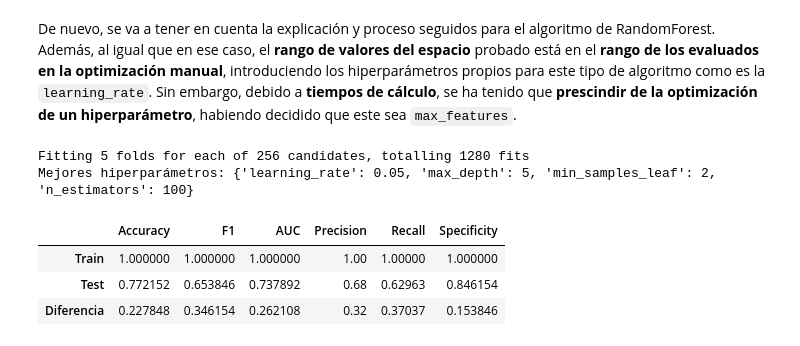
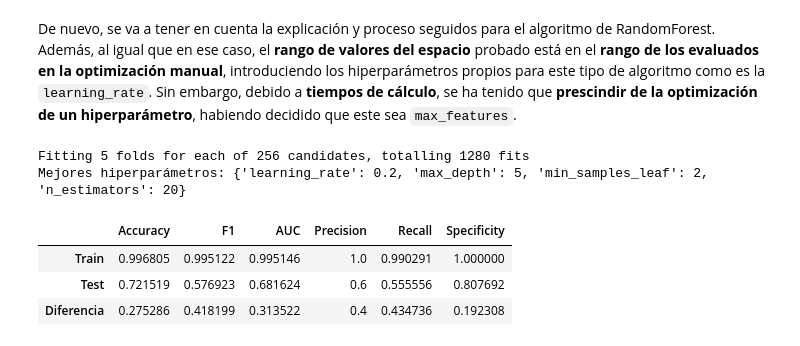
Before and after one commit to 4GeeksAcademy/4GeeksAcademy-boosting-clara-ab, a Jupyter notebook: src/explore.ipynb, the cells around one changed output. Cells and saved outputs as stored; diff of their text form; code cells hidden in the pictures.

```diff
--- a/src/explore.ipynb
+++ b/src/explore.ipynb
@@ -1089,36 +1089,36 @@ boosting_model = GradientBoostingClassifier(random_state = 42);
 
 # Se define el espacio de búsqueda de hiperparámetros:
 grid_parameters = {
-    'n_estimators': [15, 20, 100, 200],
+    'n_estimators': [15, 20, 30, 35],
     'max_depth': [5, 10, 12, 15],
     'min_samples_leaf': [2, 4, 6, 8],
-    'learning_rate': [0.01, 0.05, 0.1, 0.15]
+    'learning_rate': [0.10, 0.15, 0.20, 0.25]
 };
 
 # Se configura la búsqueda en malla con la validación cruzada:
 grid_search_boosting = GridSearchCV(estimator = boosting_model, param_grid = grid_parameters, cv = 5, n_jobs = -1, verbose = 1);
 
 # Se ajusta el modelo con los datos de entrenamiento
 grid_search_boosting.fit(X_train, y_train);
 
 # Se muestran los mejores hiperparámetros encontrados los mejores hiperparámetros encontrados
 print(f"Mejores hiperparámetros: {grid_search_boosting.best_params_}");
 
 # Se evalúa el mejor modelo:
 best_boosting_model = grid_search_boosting.best_estimator_;
 
 # Se obtiene la predicción para el conjunto de train:
 y_hat_train_boost = best_boosting_model.predict(X_train);
 
 # Se obtiene la predicción para el conjunto de test:
 y_hat_test_boost = best_boosting_model.predict(X_test);
 
 # Se obtienen las métricas:
 get_metrics (y_train, y_test, y_hat_train_boost, y_hat_test_boost)
 # %% [output]
 Fitting 5 folds for each of 256 candidates, totalling 1280 fits
-Mejores hiperparámetros: {'learning_rate': 0.05, 'max_depth': 5, 'min_samples_leaf': 2, 'n_estimators': 100}
+Mejores hiperparámetros: {'learning_rate': 0.2, 'max_depth': 5, 'min_samples_leaf': 2, 'n_estimators': 20}
 |  | Accuracy | F1 | AUC | Precision | Recall | Specificity |
-| Train | 1.000000 | 1.000000 | 1.000000 | 1.00 | 1.00000 | 1.000000 |
-| Test | 0.772152 | 0.653846 | 0.737892 | 0.68 | 0.62963 | 0.846154 |
-| Diferencia | 0.227848 | 0.346154 | 0.262108 | 0.32 | 0.37037 | 0.153846 |
+| Train | 0.996805 | 0.995122 | 0.995146 | 1.0 | 0.990291 | 1.000000 |
+| Test | 0.721519 | 0.576923 | 0.681624 | 0.6 | 0.555556 | 0.807692 |
+| Diferencia | 0.275286 | 0.418199 | 0.313522 | 0.4 | 0.434736 | 0.192308 |
```
Also changed, not shown: parts of 5 cells of this notebook.
